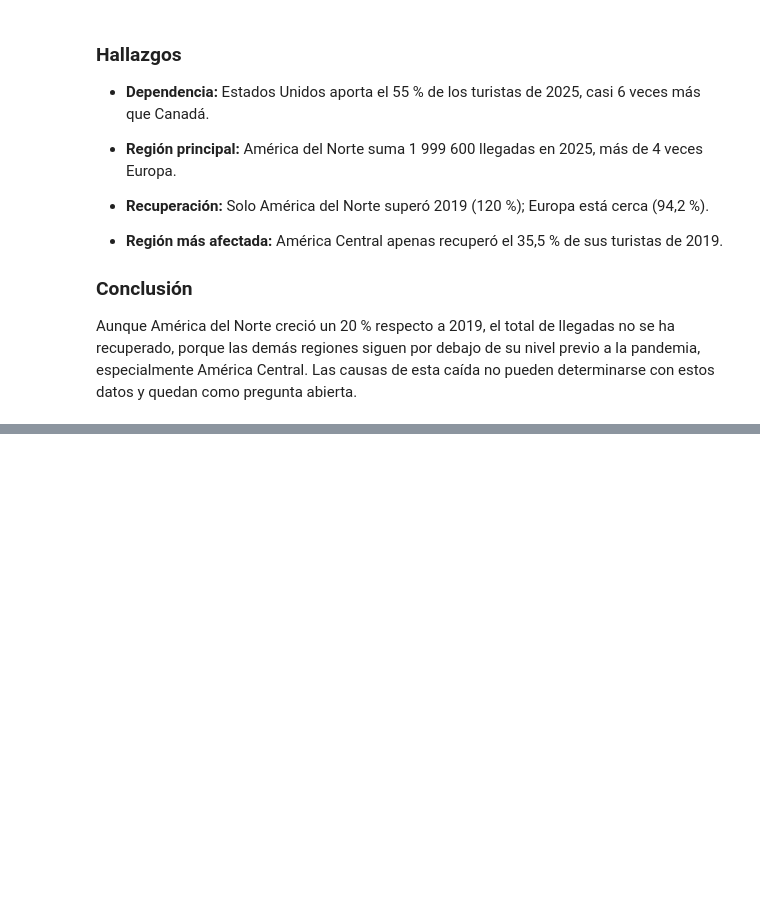
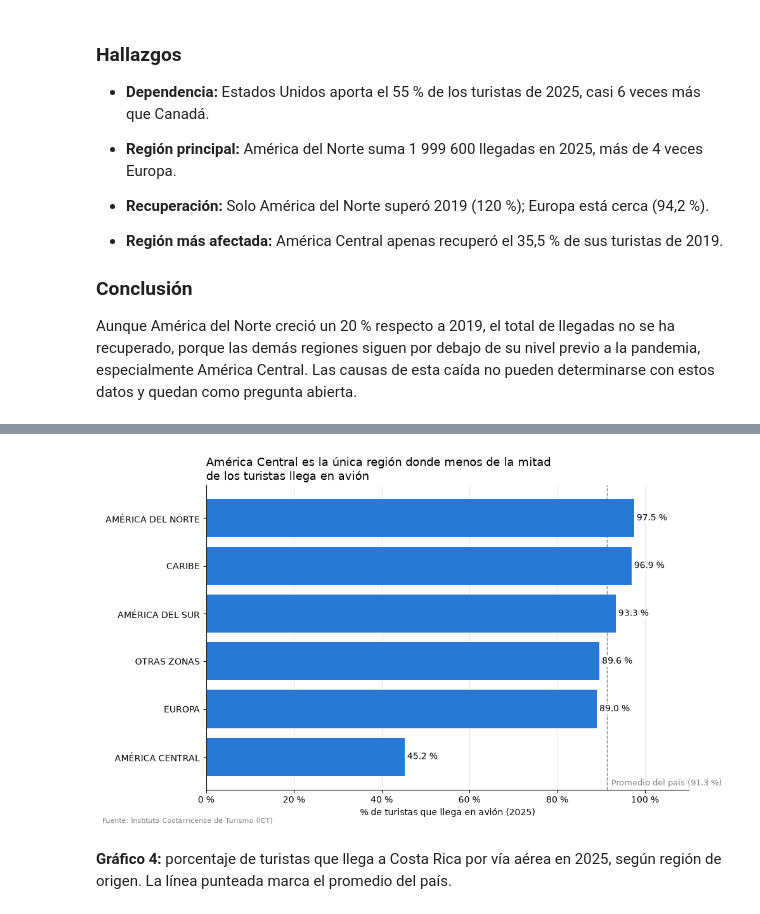
Before and after one commit to DanielleEspinoza/turismo-costa-rica, a Jupyter notebook: notebooks/02_eda.ipynb, the cells around one changed output, grey strips where cells are left out. Drawn from its saved outputs; the diff is of its cells as text; code cells hidden in the pictures; blank space fills up the shorter version.

Commit message:
Análisis de puertas de entrada y gráfico 4

```diff
--- a/notebooks/02_eda.ipynb
+++ b/notebooks/02_eda.ipynb
@@ -263,0 +295,3 @@ Aunque América del Norte creció un 20 % respecto a 2019, el total de llegadas
+# %%
+vias_anio = vias.groupby('anio')[['llegadas', 'llegadas_aereas']].sum()
+vias_anio
@@ -263,0 +310,3 @@ Aunque América del Norte creció un 20 % respecto a 2019, el total de llegadas
+# %%
+vias_anio['pct_aerea'] = (vias_anio['llegadas_aereas'] / vias_anio['llegadas'] * 100).round(1)
+vias_anio
@@ -263,0 +325,3 @@ Aunque América del Norte creció un 20 % respecto a 2019, el total de llegadas
+# %%
+vias_region_2025 = vias[vias['anio'] == 2025].groupby('region')[['llegadas', 'llegadas_aereas']].sum()
+vias_region_2025
@@ -263,0 +337,4 @@ Aunque América del Norte creció un 20 % respecto a 2019, el total de llegadas
+# %%
+vias_region_2025['pct_aerea'] = (vias_region_2025['llegadas_aereas'] / vias_region_2025['llegadas'] * 100).round(1)
+vias_region_2025 = vias_region_2025.sort_values('pct_aerea')
+vias_region_2025
@@ -263,0 +350,42 @@ Aunque América del Norte creció un 20 % respecto a 2019, el total de llegadas
+# %%
+fig, ax = plt.subplots(figsize=(10, 6))
+
+# 1. Barras horizontales (guardadas en "barras" para ponerles los valores)
+#    No se invierte el eje: la tabla está ordenada de menor a mayor,
+#    y barh dibuja la primera fila abajo, así que la mayor queda arriba
+barras = ax.barh(vias_region_2025.index, vias_region_2025['pct_aerea'].values, color='#2a78d6')
+
+# 2. Porcentaje al final de cada barra, con fondo blanco para que la línea punteada no lo cruce
+ax.bar_label(barras, fmt='{:.1f} %', padding=3,
+             bbox=dict(facecolor='white', edgecolor='none', pad=1))
+
+# 3. Títulos y etiquetas (el \n divide el título en dos renglones)
+ax.set_title('América Central es la única región donde menos de la mitad\nde los turistas llega en avión',
+             loc='left', fontsize=13)
+ax.set_xlabel('% de turistas que llega en avión (2025)')
+
+# 4. Eje X en porcentaje, con espacio a la derecha para las etiquetas
+ax.set_xlim(0, 110)
+ax.xaxis.set_major_formatter(FuncFormatter(lambda x, _: f'{x:.0f} %'))
+
+# 5. Línea de referencia: promedio del país en 2025, tomado de la tabla por año
+promedio_2025 = vias_anio.loc[2025, 'pct_aerea']
+ax.axvline(x=promedio_2025, color='gray', linestyle='--', linewidth=1, zorder=0)
+ax.text(promedio_2025 + 1, -0.6, f'Promedio del país ({promedio_2025:.1f} %)', color='gray', fontsize=9)
+
+# 6. Estilo: cuadrícula vertical suave detrás de las barras, sin bordes arriba ni a la derecha
+ax.grid(axis='x', alpha=0.3)
+ax.set_axisbelow(True)
+ax.spines[['top', 'right']].set_visible(False)
+
+# 7. Fuente de los datos
+fig.text(0.01, 0.01, 'Fuente: Instituto Costarricense de Turismo (ICT)', fontsize=8, color='gray')
+
+# 8. Guardar y mostrar
+plt.tight_layout()
+plt.savefig('../figures/04_via_aerea_regiones_2025.png', dpi=150, bbox_inches='tight')
+plt.show()
+# %% [output]
+[figure, added]
+# %% [markdown]
+**Gráfico 4:** porcentaje de turistas que llega a Costa Rica por vía aérea en 2025, según región de origen. La línea punteada marca el promedio del país.
```
Also changed, not shown: parts of 11 cells of this notebook, 1 other file.
